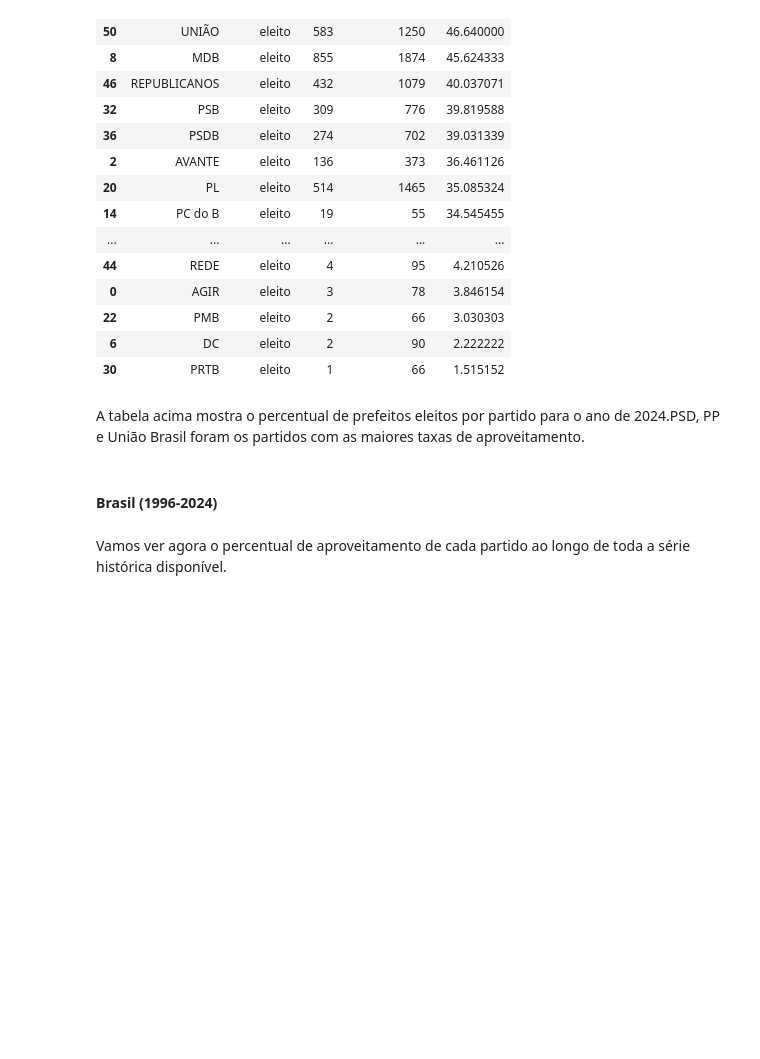
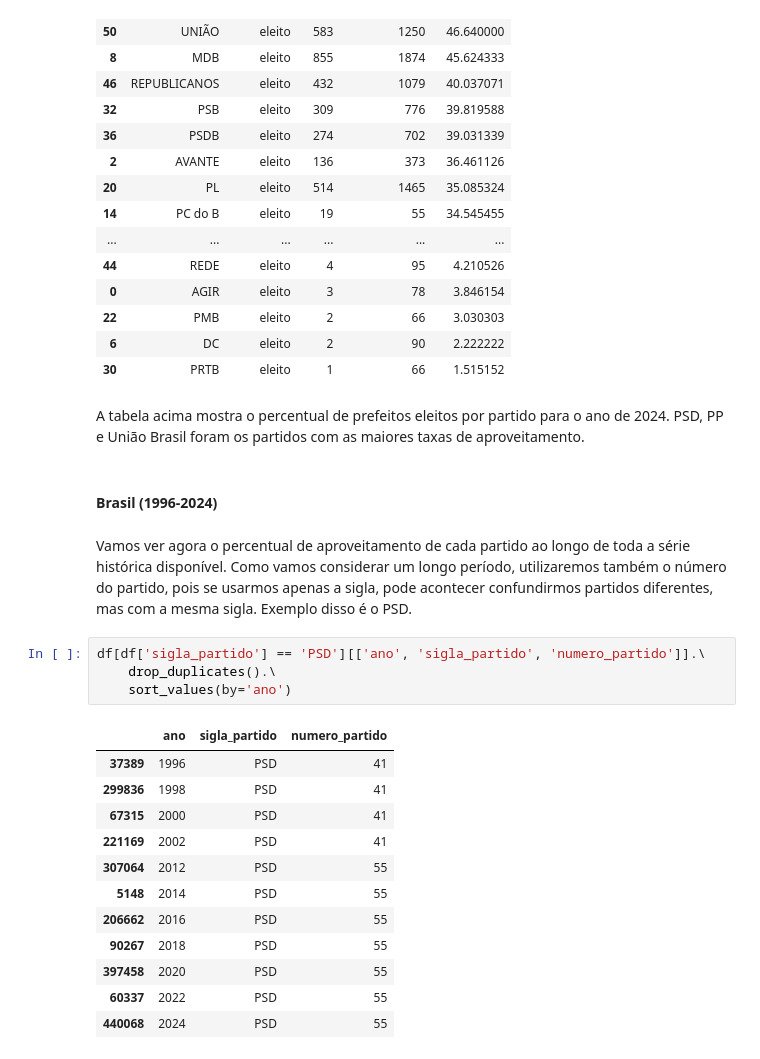
Before and after one commit to luizhenriquesb/resultado-eleicoes-br, a Jupyter notebook: crisp-dm.ipynb, the cells around one changed output. Drawn from its saved outputs; the diff is of its cells as text; blank space fills up the shorter version.

```diff
--- a/crisp-dm.ipynb
+++ b/crisp-dm.ipynb
@@ -293,11 +293,28 @@ brasil_2024.sort_values(by='percentual', ascending=False)
 | 6 | DC | eleito | 2 | 90 | 2.222222 |
 | 30 | PRTB | eleito | 1 | 66 | 1.515152 |
 # %% [markdown]
-A tabela acima mostra o percentual de prefeitos eleitos por partido para o ano de 2024.PSD, PP e União Brasil foram os partidos com as maiores taxas de aproveitamento.
+A tabela acima mostra o percentual de prefeitos eleitos por partido para o ano de 2024. PSD, PP e União Brasil foram os partidos com as maiores taxas de aproveitamento.
 # %% [markdown]
 #### Brasil (1996-2024)
 # %% [markdown]
-Vamos ver agora o percentual de aproveitamento de cada partido ao longo de toda a série histórica disponível.
+Vamos ver agora o percentual de aproveitamento de cada partido ao longo de toda a série histórica disponível. Como vamos considerar um longo período, utilizaremos também o número do partido, pois se usarmos apenas a sigla, pode acontecer confundirmos partidos diferentes, mas com a mesma sigla. Exemplo disso é o PSD.
+# %%
+df[df['sigla_partido'] == 'PSD'][['ano', 'sigla_partido', 'numero_partido']].\
+    drop_duplicates().\
+    sort_values(by='ano')
+# %% [output]
+|  | ano | sigla_partido | numero_partido |
+| 37389 | 1996 | PSD | 41 |
+| 299836 | 1998 | PSD | 41 |
+| 67315 | 2000 | PSD | 41 |
+| 221169 | 2002 | PSD | 41 |
+| 307064 | 2012 | PSD | 55 |
+| 5148 | 2014 | PSD | 55 |
+| 206662 | 2016 | PSD | 55 |
+| 90267 | 2018 | PSD | 55 |
+| 397458 | 2020 | PSD | 55 |
+| 60337 | 2022 | PSD | 55 |
+| 440068 | 2024 | PSD | 55 |
 # %%
 brasil_pref = df[
     (df['cargo'] == 'prefeito') &
```
Also changed, not shown: parts of 5 cells of this notebook, 2 other files.
